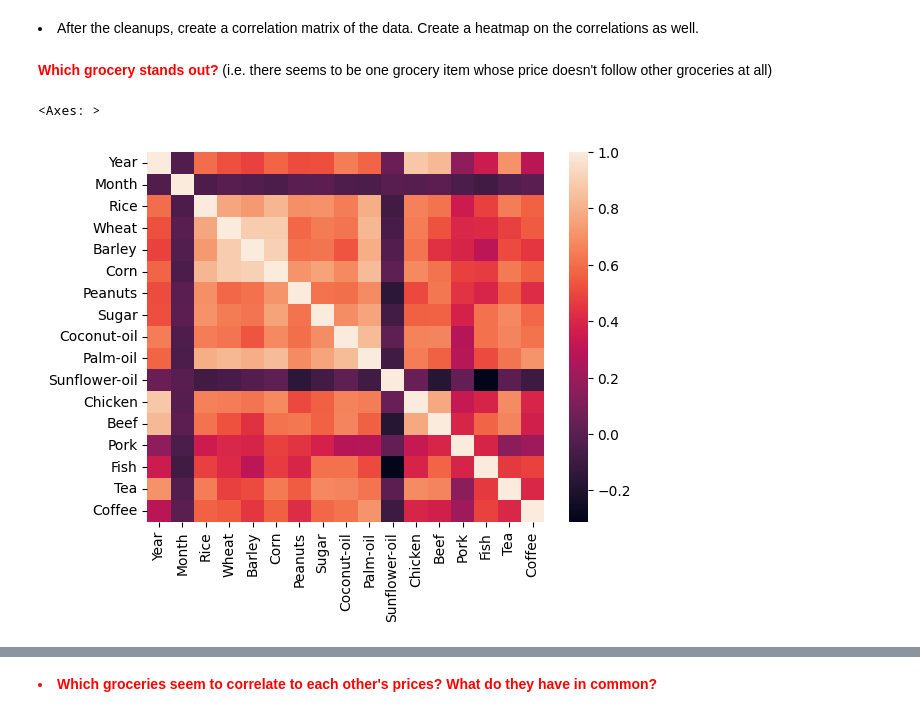
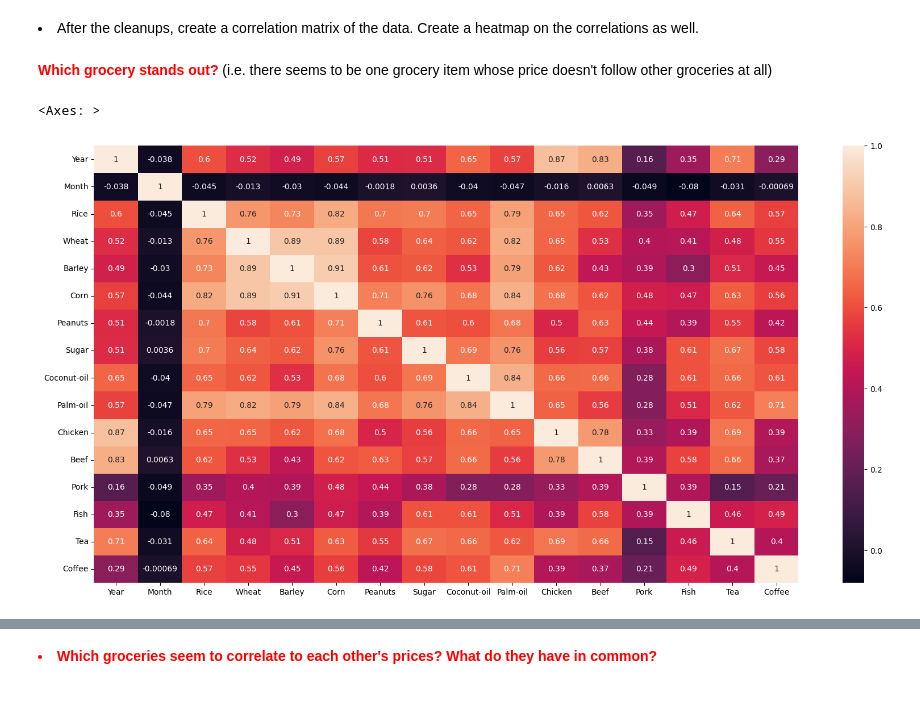
Before and after one commit to jehuhta/Intro_Data_Analytics_Huhta_Jeremy_Spring2025, a Jupyter notebook: Exercises_3_Seaborn/MAIN_ Seaborn_Exercise_Set.ipynb, the cells around one changed output, grey strips where cells are left out. Cells and saved outputs as stored; diff of their text form; code cells hidden in the pictures.

```diff
--- a/Exercises_3_Seaborn/MAIN_ Seaborn_Exercise_Set.ipynb
+++ b/Exercises_3_Seaborn/MAIN_ Seaborn_Exercise_Set.ipynb
@@ -565,17 +585,20 @@ df.head(3)
 <span style="color: red; font-weight: bold;">Which grocery stands out?</span> (i.e. there seems to be one grocery item
 whose price doesn't follow other groceries at all)
 </li>
-# %%
-# creating a correlation matrix without annotates (otherwise it becomes unreadable)
-correlation = df.corr(numeric_only=True)
-sns.heatmap(correlation)
-
-# Which grocery stands out?
-
-# ANSWER:
-# Sunflower oil seems to correlate negatively (albeit hardly and weakly) with every other column!
-# That could be because of weak demand (people can use different types of oils.) perhaps due to
-# it being a weaker substitute to palm oil.
-# %% [output]
-<Axes: >
-[figure, removed]
+# %%
+# creating a correlation matrix without annotates (otherwise it becomes unreadable)
+
+# Making the heatmap bigger to see numbers clearly.
+plt.figure(figsize=(20,10))
+
+# Making a heatmap
+correlation = df.corr(numeric_only=True)
+sns.heatmap(correlation, annot=True)
+
+# Which grocery stands out?
+
+# ANSWER:
+# Pork stands out, having weaker positive correlation than all the other columns.
+# %% [output]
+<Axes: >
+[figure, added]
```
Also changed, not shown: parts of 77 cells of this notebook.
